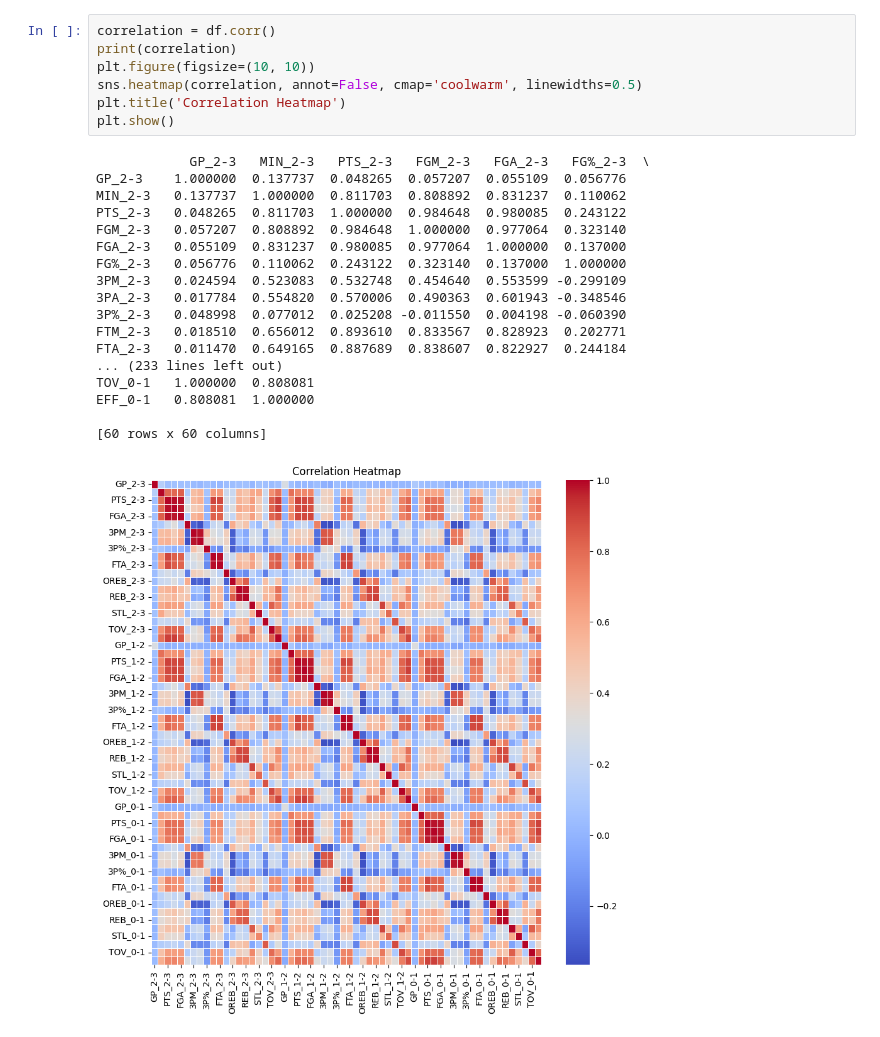
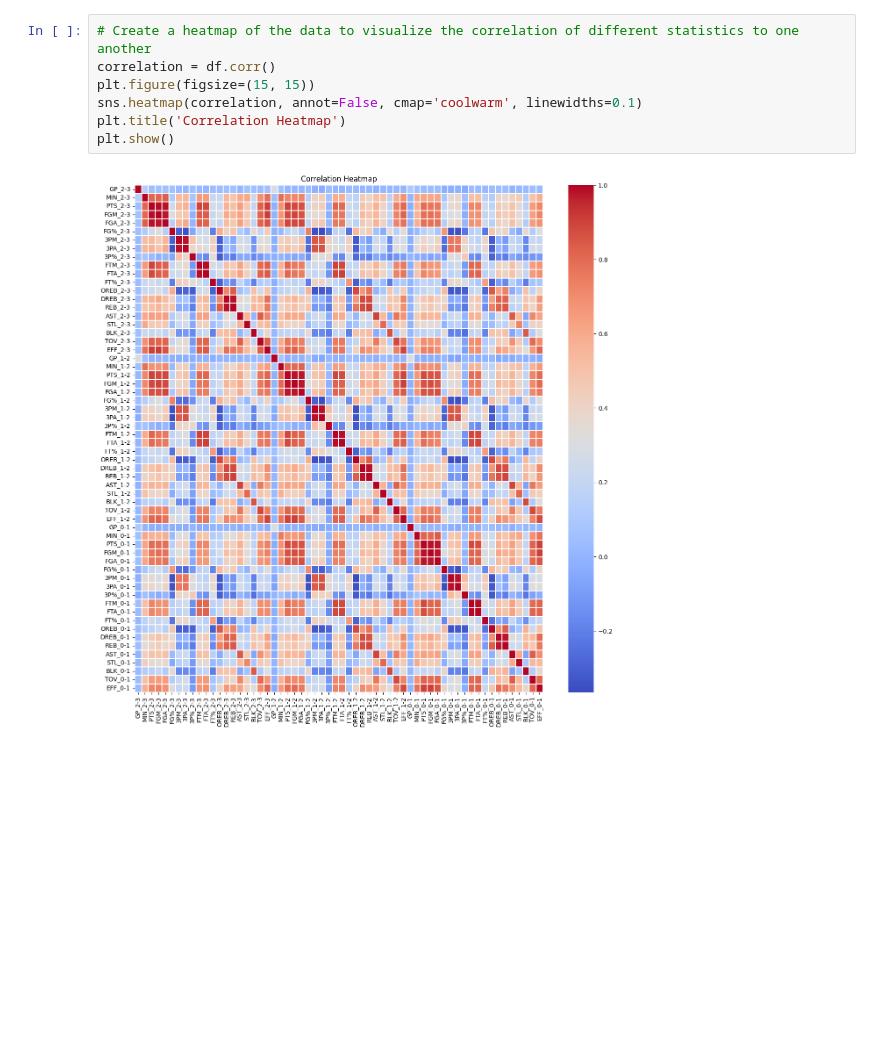
Before and after one commit to AaronSarkar/NBAStatGuesser, a Jupyter notebook: dataTraining.ipynb, the cells around one changed output. Cells and saved outputs as stored; diff of their text form; blank space fills up the shorter version.

```diff
--- a/dataTraining.ipynb
+++ b/dataTraining.ipynb
@@ -38,29 +44,12 @@ outliers = ((df['FG%_2-3'] > 90) |
 
 df = df[~outliers]
 # %%
+# Create a heatmap of the data to visualize the correlation of different statistics to one another
 correlation = df.corr()
-print(correlation)
-plt.figure(figsize=(10, 10))
-sns.heatmap(correlation, annot=False, cmap='coolwarm', linewidths=0.5)
+plt.figure(figsize=(15, 15))
+sns.heatmap(correlation, annot=False, cmap='coolwarm', linewidths=0.1)
 plt.title('Correlation Heatmap')
 plt.show()
 # %% [output]
-            GP_2-3   MIN_2-3   PTS_2-3   FGM_2-3   FGA_2-3   FG%_2-3  \
-GP_2-3    1.000000  0.137737  0.048265  0.057207  0.055109  0.056776
-MIN_2-3   0.137737  1.000000  0.811703  0.808892  0.831237  0.110062
-PTS_2-3   0.048265  0.811703  1.000000  0.984648  0.980085  0.243122
-FGM_2-3   0.057207  0.808892  0.984648  1.000000  0.977064  0.323140
-FGA_2-3   0.055109  0.831237  0.980085  0.977064  1.000000  0.137000
-FG%_2-3   0.056776  0.110062  0.243122  0.323140  0.137000  1.000000
-3PM_2-3   0.024594  0.523083  0.532748  0.454640  0.553599 -0.299109
-3PA_2-3   0.017784  0.554820  0.570006  0.490363  0.601943 -0.348546
-3P%_2-3   0.048998  0.077012  0.025208 -0.011550  0.004198 -0.060390
-FTM_2-3   0.018510  0.656012  0.893610  0.833567  0.828923  0.202771
-FTA_2-3   0.011470  0.649165  0.887689  0.838607  0.822927  0.244184
-... (233 lines left out)
-TOV_0-1   1.000000  0.808081
-EFF_0-1   0.808081  1.000000
-
-[60 rows x 60 columns]
-[figure, old version]
+[figure, new version]
 # %%
```
Also changed, not shown: parts of 8 cells of this notebook, 4 other files.
